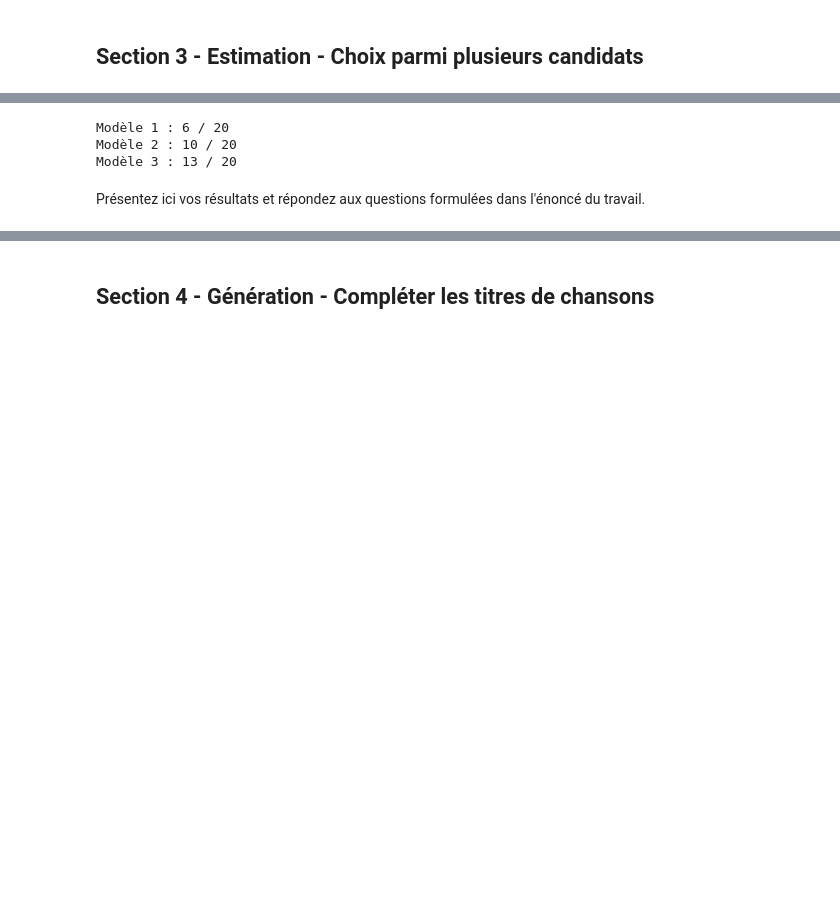
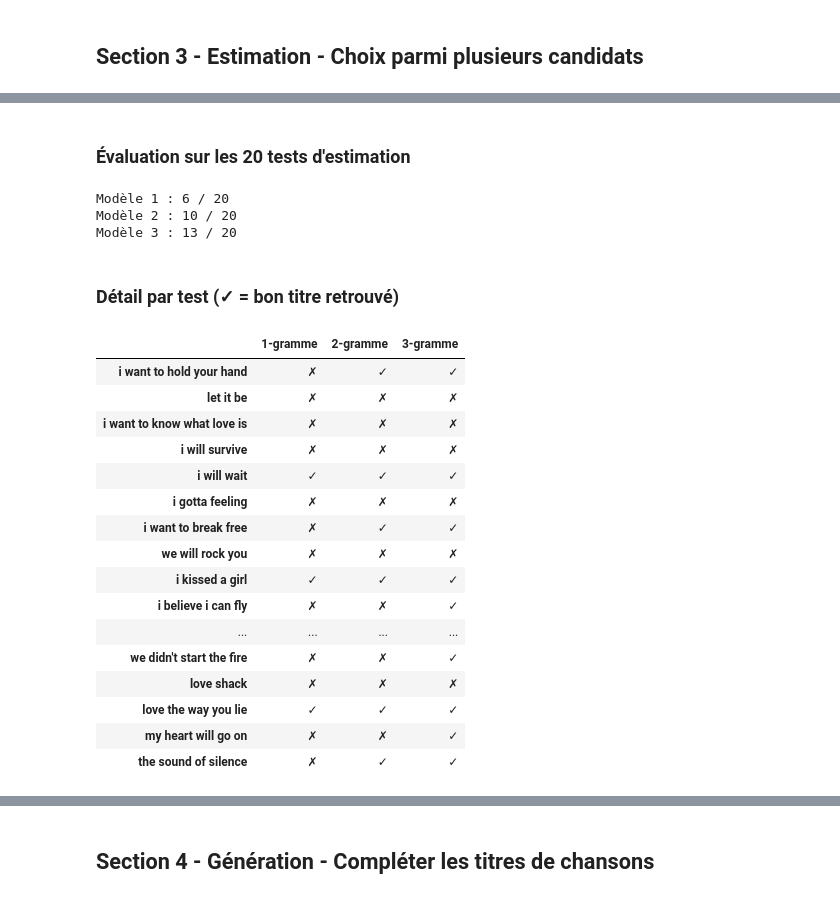
Before and after one commit to AntoFire/IFT_7022_TP1, a Jupyter notebook: t1_chansons.ipynb, the cells around one changed output, grey strips where cells are left out. Cells and saved outputs as stored; diff of their text form; code cells hidden in the pictures; blank space fills up the shorter version.

```diff
--- a/t1_chansons.ipynb
+++ b/t1_chansons.ipynb
@@ -196,3 +188,0 @@ TEST SELECTION CANDIDAT
-# %%
-candidat = ["let it be"]
-print(get_ngrams(candidat, n=2))
@@ -209,15 +188,0 @@ print(models[2].perplexity(ng_roll))
-# %%
-candidates = ["let it be", "let me be", "let it roll"]
-n = 2
-
-best_score = float("inf")      # l'infini : n'importe quel score sera plus petit au départ
-result = None
-
-for candidate in candidates:
-    ngrams_cand = get_ngrams([candidate], n=n)
-    score = models[n].perplexity(ngrams_cand)
-    if score < best_score:
-        best_score = score
-        result = candidate
-
-print(result, best_score)
@@ -253,0 +239,9 @@ print(select_candidate(["i want to hold and love","i want to hold something", "i
+# %%
+candidats = ["let it be", "let me be", "let it roll"]
+tableau = pd.DataFrame(
+    {f"{n}-gramme": [round(models[n].perplexity(get_ngrams([c], n=n)), 1) for c in candidats]
+     for n in (1, 2, 3)},
+    index=candidats)
+display(tableau)
+for n in (1, 2, 3):
+    print(f"{n}-gramme choisit :", select_candidate(candidats, n=n))
@@ -254,3 +256,5 @@ print(select_candidate(["i want to hold and love","i want to hold something", "i
+# %% [markdown]
+### Évaluation sur les 20 tests d'estimation
 # %%
 for n in range(1, 4):
     correct = 0
@@ -263,5 +267,30 @@ for n in range(1, 4):
 Modèle 1 : 6 / 20
 Modèle 2 : 10 / 20
 Modèle 3 : 13 / 20
-# %% [markdown]
-Présentez ici vos résultats et répondez aux questions formulées dans l'énoncé du travail.
+# %% [markdown]
+### Détail par test (✓ = bon titre retrouvé)
+# %%
+detail = pd.DataFrame(
+    {f"{n}-gramme": ["✓" if select_candidate(t["Candidates"], n=n)[0] == t["Song"] else "✗"
+                     for t in tests_estimation]
+     for n in (1, 2, 3)},
+    index=[t["Song"] for t in tests_estimation])
+display(detail)
+# %% [output]
+|  | 1-gramme | 2-gramme | 3-gramme |
+| i want to hold your hand | ✗ | ✓ | ✓ |
+| let it be | ✗ | ✗ | ✗ |
+| i want to know what love is | ✗ | ✗ | ✗ |
+| i will survive | ✗ | ✗ | ✗ |
+| i will wait | ✓ | ✓ | ✓ |
+| i gotta feeling | ✗ | ✗ | ✗ |
+| i want to break free | ✗ | ✓ | ✓ |
+| we will rock you | ✗ | ✗ | ✗ |
+| i kissed a girl | ✓ | ✓ | ✓ |
+| i believe i can fly | ✗ | ✗ | ✓ |
+| ... | ... | ... | ... |
+| we didn't start the fire | ✗ | ✗ | ✓ |
+| love shack | ✗ | ✗ | ✗ |
+| love the way you lie | ✓ | ✓ | ✓ |
+| my heart will go on | ✗ | ✗ | ✓ |
+| the sound of silence | ✗ | ✓ | ✓ |
```
Also changed, not shown: parts of 22 cells of this notebook, 1 other file.
